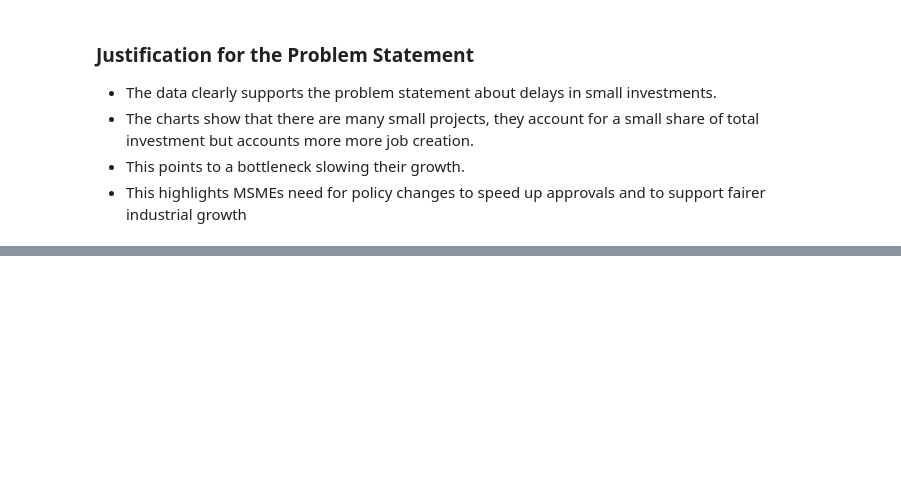
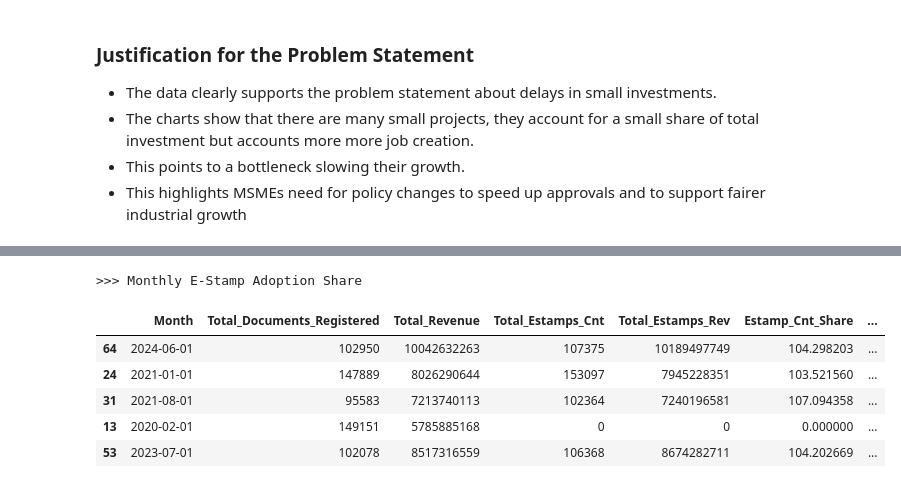
Before and after one commit to jishnukoliyadan/Telangana-Inclusive-Growth-Analysis, a Jupyter notebook: 05_Insight_Report.ipynb, the cells around one changed output, grey strips where cells are left out. Saved outputs shown, nothing was run; the diff lists cells and outputs as text; code cells hidden in the pictures; blank space fills up the shorter version.

```diff
--- a/05_Insight_Report.ipynb
+++ b/05_Insight_Report.ipynb
@@ -323,0 +349,11 @@ plt.show()
+# %%
+print('>>> Monthly E-Stamp Adoption Share\n')
+monthly_reg_summary.sample(5)
+# %% [output]
+>>> Monthly E-Stamp Adoption Share
+|  | Month | Total_Documents_Registered | Total_Revenue | Total_Estamps_Cnt | Total_Estamps_Rev | Estamp_Cnt_Share | ... |
+| 64 | 2024-06-01 | 102950 | 10042632263 | 107375 | 10189497749 | 104.298203 | ... |
+| 24 | 2021-01-01 | 147889 | 8026290644 | 153097 | 7945228351 | 103.521560 | ... |
+| 31 | 2021-08-01 | 95583 | 7213740113 | 102364 | 7240196581 | 107.094358 | ... |
+| 13 | 2020-02-01 | 149151 | 5785885168 | 0 | 0 | 0.000000 | ... |
+| 53 | 2023-07-01 | 102078 | 8517316559 | 106368 | 8674282711 | 104.202669 | ... |
```
Also changed, not shown: parts of 10 cells of this notebook.
